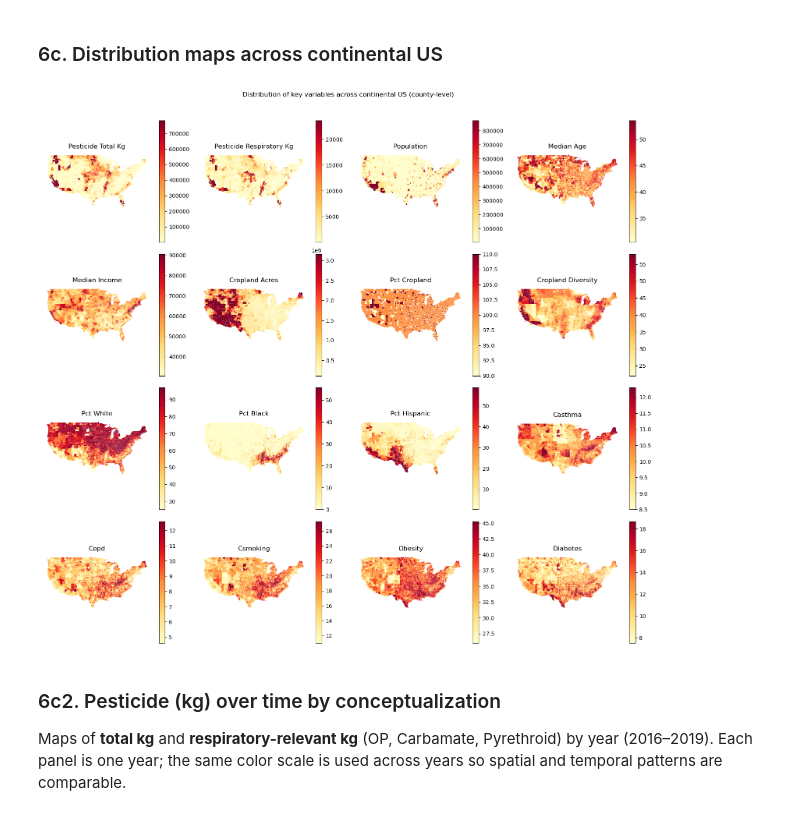
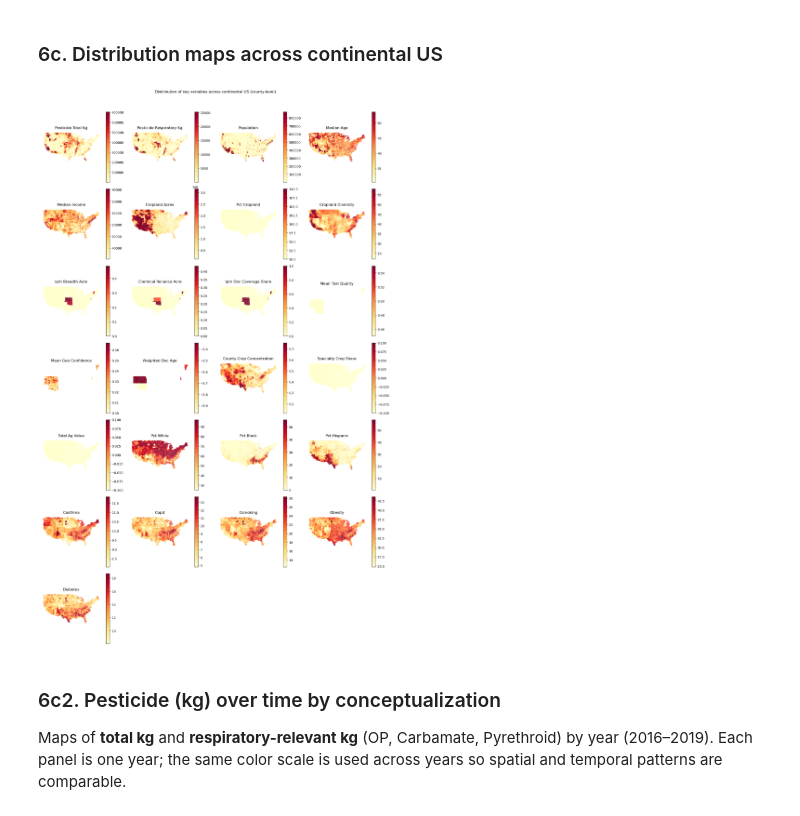
Before and after one commit to Erdos-Projects/spring-2026-pesticide-exposure, a Jupyter notebook: EDA/joint_eda.ipynb, the cells around one changed output. Cells and saved outputs as stored; diff of their text form; code cells hidden in the pictures.

```diff
--- a/EDA/joint_eda.ipynb
+++ b/EDA/joint_eda.ipynb
@@ -476,16 +90,20 @@ print("  Pesticide (total_kg):", joint["pesticide_total_kg"].isna().sum(), "coun
 print("  Census (population):", joint["population"].isna().sum(), "counties missing")
 print("  Cropland:", joint["cropland_acres"].isna().sum(), "counties missing")
 print("  PLACES (CASTHMA):", joint["CASTHMA"].isna().sum(), "counties missing")
+if "county_crop_concentration" in joint.columns:
+    print("  Crop/IPM (county_year_collapsed):", joint["county_crop_concentration"].isna().sum(), "county-years missing")
 print()
 joint["state_fips"] = joint["FIPS"].astype(str).str.zfill(5).str[:2]
+has_crop_ipm = joint["county_crop_concentration"].notna().astype(int) if "county_crop_concentration" in joint.columns else pd.Series(0, index=joint.index)
 miss = pd.DataFrame({
     "has_pesticide": joint["pesticide_total_kg"].notna().astype(int),
     "has_census": joint["population"].notna().astype(int),
     "has_cropland": joint["cropland_acres"].notna().astype(int),
     "has_places": joint["CASTHMA"].notna().astype(int),
+    "has_crop_ipm": has_crop_ipm,
 }, index=joint.index)
 miss["state_fips"] = joint["state_fips"]
-miss["n_missing"] = 4 - miss[["has_pesticide", "has_census", "has_cropland", "has_places"]].sum(axis=1)
+miss["n_missing"] = 5 - miss[["has_pesticide", "has_census", "has_cropland", "has_places", "has_crop_ipm"]].sum(axis=1)
 
 # Geographic distribution: % missing by state
 state_miss = miss.groupby("state_fips").agg(
@@ -494,6 +112,7 @@ state_miss = miss.groupby("state_fips").agg(
     pct_missing_census=("has_census", lambda x: 100 * (1 - x.mean())),
     pct_missing_cropland=("has_cropland", lambda x: 100 * (1 - x.mean())),
     pct_missing_places=("has_places", lambda x: 100 * (1 - x.mean())),
+    pct_missing_crop_ipm=("has_crop_ipm", lambda x: 100 * (1 - x.mean())),
 ).round(1)
 state_miss = state_miss[state_miss["n_counties"] >= 5]  # at least 5 counties
 state_miss.sort_values("pct_missing_cropland", ascending=False).head(15)
@@ -524,15 +144,17 @@ Overall missingness:
 # Bar chart: missingness by state (states with most counties)
 # State FIPS codes: 01=AL, 06=CA, 12=FL, 13=GA, 17=IL, 18=IN, 19=IA, 21=KY, 22=LA, 26=MI, 27=MN, 28=MS, 29=MO, 31=NE, 36=NY, 37=NC, 39=OH, 40=OK, 41=OR, 42=PA, 48=TX, 51=VA
 STATE_ABBR = {"01":"AL","06":"CA","12":"FL","13":"GA","17":"IL","18":"IN","19":"IA","21":"KY","22":"LA","26":"MI","27":"MN","28":"MS","29":"MO","31":"NE","36":"NY","37":"NC","39":"OH","40":"OK","41":"OR","42":"PA","48":"TX","51":"VA"}
-fig, ax = plt.subplots(figsize=(12, 5))
-plot_states = state_miss.nlargest(15, "n_counties").index
+fig, ax = plt.subplots(figsize=(15, 5))
+plot_states = state_miss.nlargest(200, "n_counties").index
 labels = [STATE_ABBR.get(s, s) for s in plot_states]
 x = np.arange(len(plot_states))
 w = 0.2
-ax.bar(x - 1.5*w, state_miss.loc[plot_states, "pct_missing_pesticide"], width=w, label="Pesticide", color="C0")
-ax.bar(x - 0.5*w, state_miss.loc[plot_states, "pct_missing_census"], width=w, label="Census", color="C1")
-ax.bar(x + 0.5*w, state_miss.loc[plot_states, "pct_missing_cropland"], width=w, label="Cropland", color="C2")
-ax.bar(x + 1.5*w, state_miss.loc[plot_states, "pct_missing_places"], width=w, label="PLACES", color="C3")
+ax.bar(x - 2*w, state_miss.loc[plot_states, "pct_missing_pesticide"], width=w, label="Pesticide", color="C0")
+ax.bar(x - w, state_miss.loc[plot_states, "pct_missing_census"], width=w, label="Census", color="C1")
+ax.bar(x, state_miss.loc[plot_states, "pct_missing_cropland"], width=w, label="Cropland", color="C2")
+ax.bar(x + w, state_miss.loc[plot_states, "pct_missing_places"], width=w, label="PLACES", color="C3")
+if "pct_missing_crop_ipm" in state_miss.columns:
+    ax.bar(x + 2*w, state_miss.loc[plot_states, "pct_missing_crop_ipm"], width=w, label="Crop/IPM", color="C4")
 ax.set_xticks(x)
 ax.set_xticklabels(labels)
 ax.set_ylabel("% counties missing")
@@ -589,7 +211,9 @@ plt.show()
 key_cols = [
     "YEAR",
     "pesticide_total_kg", "pesticide_respiratory_kg", "population", "median_age", "median_income",
-    "cropland_acres", "pct_cropland", "corn_acres", "soybean_acres", "cropland_diversity",
+    "cropland_acres", "pct_cropland", "cropland_diversity",
+    "ipm_breadth_acre", "chemical_reliance_acre", "ipm_doc_coverage_share", "mean_text_quality", "mean_geo_confidence", "weighted_doc_age",
+    "county_crop_concentration", "specialty_crop_share", "total_ag_value",
     "pct_white", "pct_black", "pct_hispanic",
     "CASTHMA", "COPD", "CSMOKING", "OBESITY", "DIABETES"
 ]
@@ -598,7 +222,23 @@ corr_df = joint[key_cols].replace([-666666666, -222222222], np.nan)
 corr_df = corr_df[(corr_df >= 0).all(axis=1) | corr_df.isna().any(axis=1)]
 plt.figure(figsize=(11, 9))
 sns.heatmap(corr_df.corr(), annot=True, fmt=".2f", cmap="coolwarm", center=0)
-plt.title("Correlation: Year, Pesticide, Demographics, Cropland, Health")
+plt.title("Correlation: Year, Pesticide, Demographics, Cropland, IPM, Health")
 plt.tight_layout()
 plt.show()
+
+# IPM and crop indices vs health outcomes
+ipm_eda_cols = [c for c in ["ipm_breadth_acre", "chemical_reliance_acre", "ipm_doc_coverage_share", "mean_text_quality", "mean_geo_confidence", "weighted_doc_age", "ipm_breadth_value", "chemical_reliance_value", "county_crop_concentration", "specialty_crop_share", "total_ag_value"] if c in joint.columns]
+outcome_cols = [c for c in ["CASTHMA", "COPD", "pesticide_total_kg", "pesticide_respiratory_kg"] if c in joint.columns]
+if ipm_eda_cols and outcome_cols:
+    ipm_out = joint[ipm_eda_cols + outcome_cols].copy().replace([-666666666, -222222222], np.nan)
+    corr_ipm = ipm_out.corr().loc[ipm_eda_cols, outcome_cols]
+    print("Correlation of IPM/crop indices with outcomes:")
+    print(corr_ipm.round(3))
+    fig, ax = plt.subplots(figsize=(6, max(4, len(ipm_eda_cols) * 0.4)))
+    sns.heatmap(corr_ipm, annot=True, fmt=".2f", cmap="coolwarm", center=0, ax=ax)
+    ax.set_title("IPM / crop indices vs health and pesticide")
+    plt.tight_layout()
+    plt.show()
+else:
+    print("IPM or outcome columns missing for IPM–outcome correlation.")
 # %% [output]
@@ -627,40 +285,42 @@ if gpd is not None:
     map_vars = [
         "pesticide_total_kg", "pesticide_respiratory_kg", "population", "median_age", "median_income",
         "cropland_acres", "pct_cropland", "cropland_diversity",
+        "ipm_breadth_acre", "chemical_reliance_acre", "ipm_doc_coverage_share", "mean_text_quality", "mean_geo_confidence", "weighted_doc_age",
+        "county_crop_concentration", "specialty_crop_share", "total_ag_value",
         "pct_white", "pct_black", "pct_hispanic",
         "CASTHMA", "COPD", "CSMOKING", "OBESITY", "DIABETES"
     ]
     map_vars = [c for c in map_vars if c in joint.columns]
 
     # One row per county for map (mean across years)
     map_df = joint.groupby("FIPS", as_index=True)[map_vars].mean().reset_index()
     map_df["FIPS"] = map_df["FIPS"].astype(str).str.zfill(5)
     merged = counties_cont.merge(map_df[["FIPS"] + map_vars], on="FIPS", how="inner")
 
     n_vars = len(map_vars)
     n_cols = 4
     n_rows = (n_vars + n_cols - 1) // n_cols
     fig, axes = plt.subplots(n_rows, n_cols, figsize=(4 * n_cols, 3.5 * n_rows))
     axes = axes.flatten() if n_vars > 1 else [axes]
 
     for i, var in enumerate(map_vars):
         ax = axes[i]
         merged_plot = merged.dropna(subset=[var])
         vmin, vmax = merged_plot[var].quantile(0.02), merged_plot[var].quantile(0.98)
         merged_plot.plot(column=var, ax=ax, legend=True, cmap="YlOrRd", edgecolor="none", linewidth=0.1, vmin=vmin, vmax=vmax)
         ax.set_title(var.replace("_", " ").title())
         ax.axis("off")
 
     for j in range(len(map_vars), len(axes)):
         axes[j].axis("off")
 
     plt.suptitle("Distribution of key variables across continental US (county-level)", fontsize=12, y=1.02)
     plt.tight_layout()
     plt.show()
 else:
     print("Install geopandas for choropleth maps: pip install geopandas")
 # %% [output]
-[figure, old version]
+[figure, new version]
 # %% [markdown]
 ### 6c2. Pesticide (kg) over time by conceptualization
 
```
Also changed, not shown: parts of 28 cells of this notebook, 22 other files.
